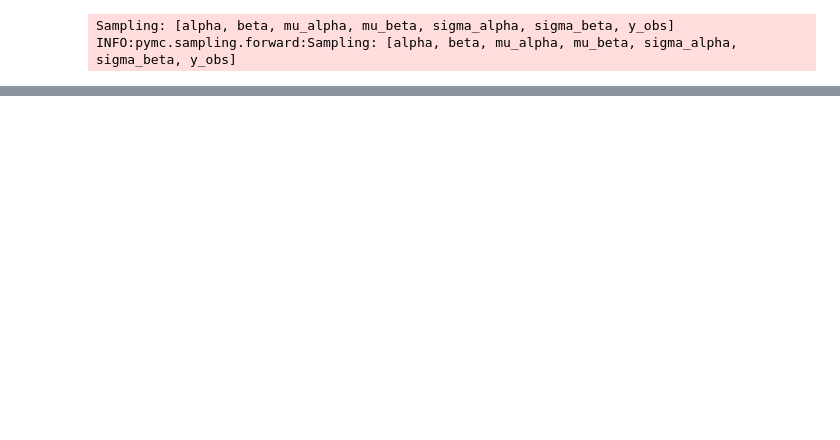
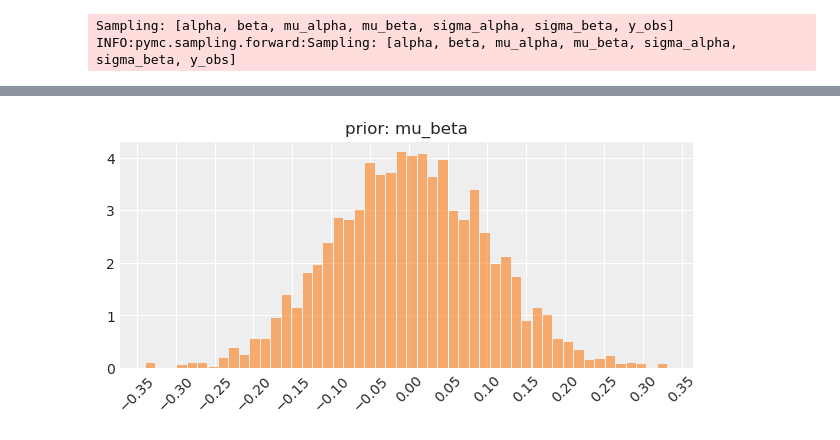
Before and after one commit to j-nystrom/biodiversity-impacts, a Jupyter notebook: notebooks/model_pipeline.ipynb, the cells around one changed output, grey strips where cells are left out. Saved outputs shown, nothing was run; the diff lists cells and outputs as text; code cells hidden in the pictures; blank space fills up the shorter version.

```diff
--- a/notebooks/model_pipeline.ipynb
+++ b/notebooks/model_pipeline.ipynb
@@ -574,0 +579,4 @@ plt.xticks(rotation=45);
+# %%
+plot_prior_distribution("prior", "mu_beta")
+# %% [output]
+[figure, added]
```
Also changed, not shown: parts of 25 cells of this notebook, 3 other files.
